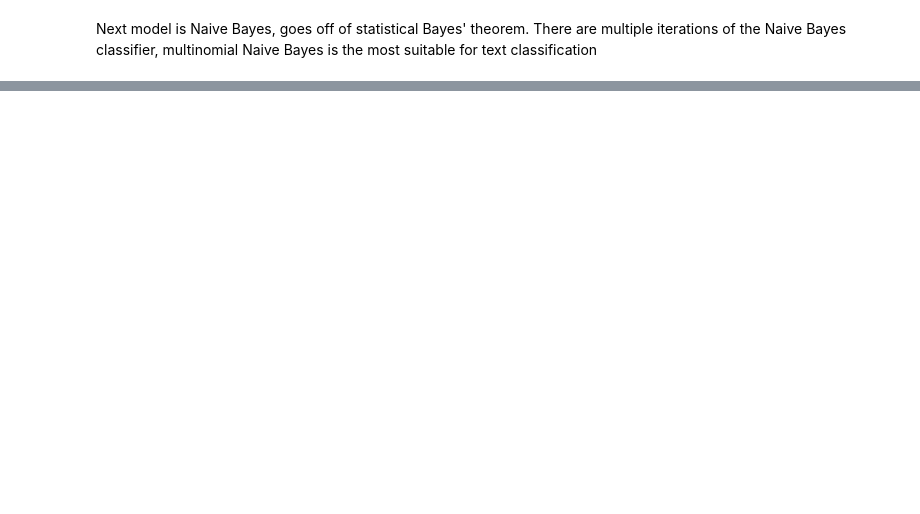
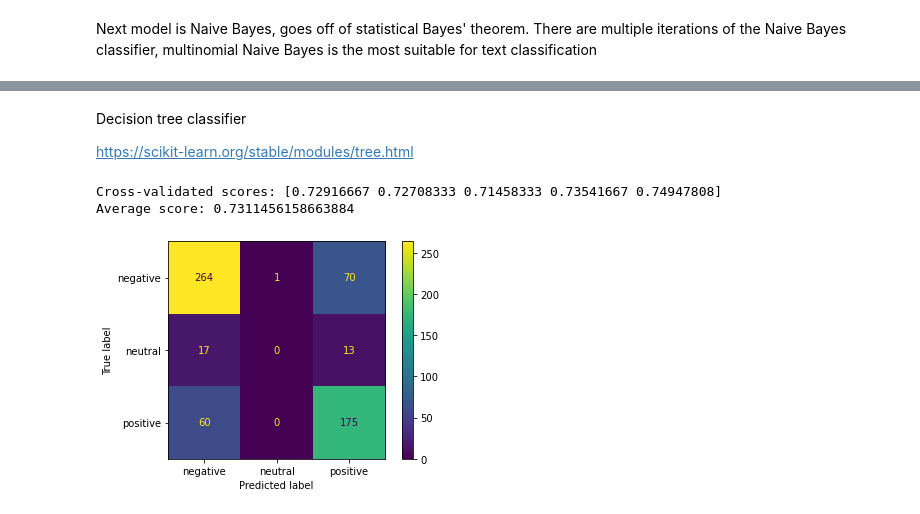
Before and after one commit to nancyho83/ACNH_Review_Sentiment, a Jupyter notebook: animal-crossing-review-analysis.ipynb, the cells around one changed output, grey strips where cells are left out. Saved outputs shown, nothing was run; the diff lists cells and outputs as text; code cells hidden in the pictures; blank space fills up the shorter version.

Commit message:
Added decision tree and random forest models, function for streamlining model creation and visualization

```diff
--- a/animal-crossing-review-analysis.ipynb
+++ b/animal-crossing-review-analysis.ipynb
@@ -234,5 +236,24 @@ X_train, X_test, y_train, y_test = train_test_split(X, y, test_size=0.2, random_
 Will consider rebalancing data later
 # %% [markdown]
 ## Analysis
+# %%
+def text_classification(model):
+    """
+    Takes in a scikit-learn classifier and runs a model
+    based on the training data provided. Returns cross-validated
+    scores and an average score rating the performance of the model.
+    Also returns a confusion matrix as a visual representation
+    of the model's accuracy.
+    """
+    tfidf_vectorizer = TfidfVectorizer()
+
+    pipeline = make_pipeline(tfidf_vectorizer, model)
+
+    scores = cross_val_score(pipeline, X_train, y_train)
+    print('Cross-validated scores:', scores)
+    print('Average score:', np.mean(scores))
+
+    pipeline.fit(X_train, y_train)
+    plot_confusion_matrix(pipeline, X_test, y_test)
 # %% [markdown]
 First model is simple machine learning model, logistic regression model
@@ -272,0 +276,11 @@ plot_confusion_matrix(mnb_pipe, X_test, y_test)
+# %% [markdown]
+Decision tree classifier
+
+https://scikit-learn.org/stable/modules/tree.html
+# %%
+dt_model = DecisionTreeClassifier(max_depth=5)
+text_classification(dt_model)
+# %% [output]
+Cross-validated scores: [0.72916667 0.72708333 0.71458333 0.73541667 0.74947808]
+Average score: 0.7311456158663884
+[figure, added]
```
Also changed, not shown: parts of 9 cells of this notebook.
